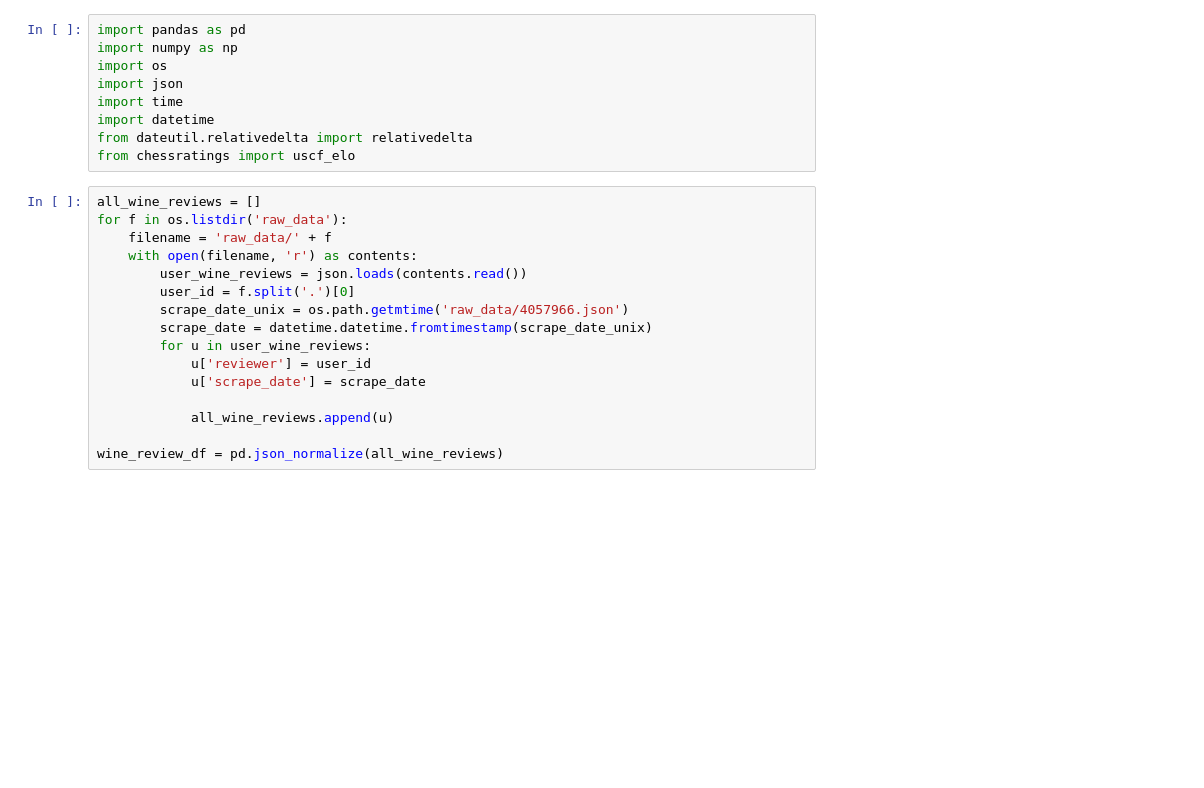
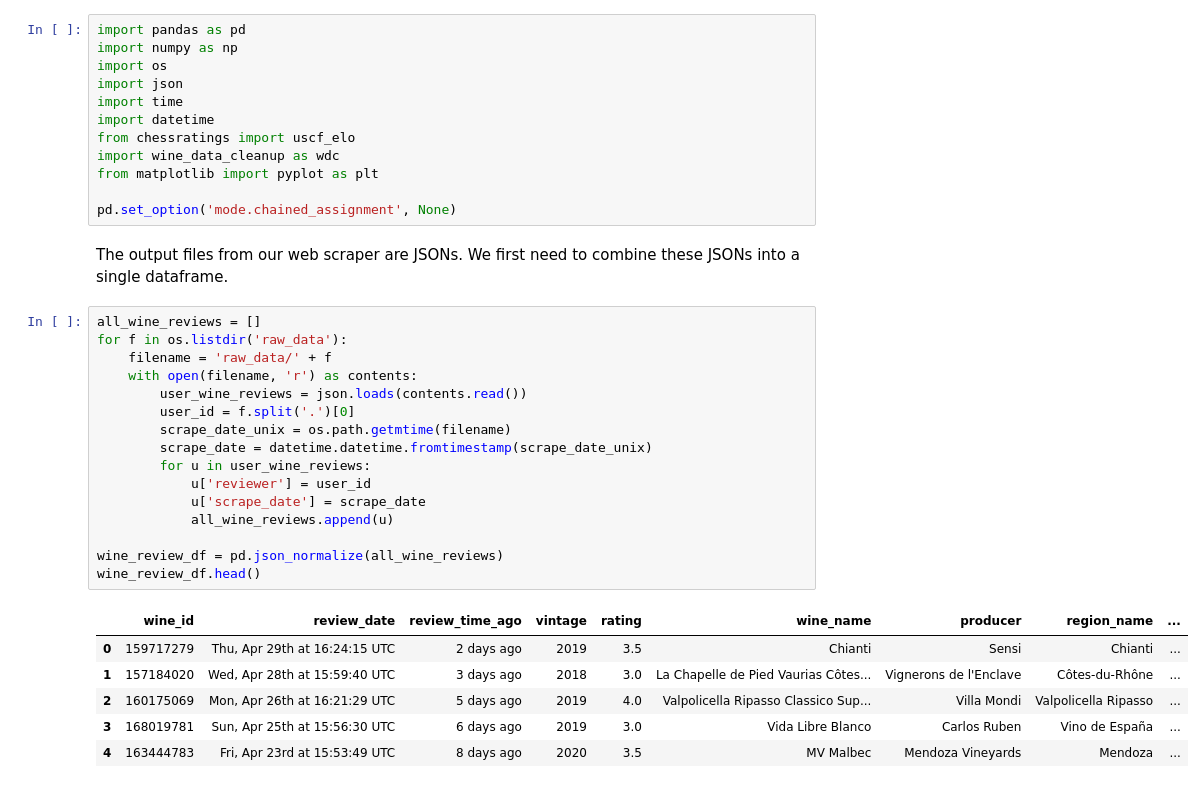
Before and after one commit to RoaldSchuring/WineELO, a Jupyter notebook: wine_elo.ipynb, the cells around one changed output. Drawn from its saved outputs; the diff is of its cells as text; blank space fills up the shorter version.

```diff
--- a/wine_elo.ipynb
+++ b/wine_elo.ipynb
@@ -5,21 +5,33 @@ import os
 import json
 import time
 import datetime
-from dateutil.relativedelta import relativedelta
 from chessratings import uscf_elo
+import wine_data_cleanup as wdc
+from matplotlib import pyplot as plt
+
+pd.set_option('mode.chained_assignment', None)
+# %% [markdown]
+The output files from our web scraper are JSONs. We first need to combine these JSONs into a single dataframe.
 # %%
 all_wine_reviews = []
 for f in os.listdir('raw_data'):
     filename = 'raw_data/' + f
     with open(filename, 'r') as contents:
         user_wine_reviews = json.loads(contents.read())
         user_id = f.split('.')[0]
-        scrape_date_unix = os.path.getmtime('raw_data/4057966.json')
+        scrape_date_unix = os.path.getmtime(filename)
         scrape_date = datetime.datetime.fromtimestamp(scrape_date_unix)
         for u in user_wine_reviews:
             u['reviewer'] = user_id
             u['scrape_date'] = scrape_date
-
             all_wine_reviews.append(u)
 
 wine_review_df = pd.json_normalize(all_wine_reviews)
+wine_review_df.head()
+# %% [output]
+|  | wine_id | review_date | review_time_ago | vintage | rating | wine_name | producer | region_name | ... |
+| 0 | 159717279 | Thu, Apr 29th at 16:24:15 UTC | 2 days ago | 2019 | 3.5 | Chianti | Sensi | Chianti | ... |
+| 1 | 157184020 | Wed, Apr 28th at 15:59:40 UTC | 3 days ago | 2018 | 3.0 | La Chapelle de Pied Vaurias Côtes... | Vignerons de l'Enclave | Côtes-du-Rhône | ... |
+| 2 | 160175069 | Mon, Apr 26th at 16:21:29 UTC | 5 days ago | 2019 | 4.0 | Valpolicella Ripasso Classico Sup... | Villa Mondi | Valpolicella Ripasso | ... |
+| 3 | 168019781 | Sun, Apr 25th at 15:56:30 UTC | 6 days ago | 2019 | 3.0 | Vida Libre Blanco | Carlos Ruben | Vino de España | ... |
+| 4 | 163444783 | Fri, Apr 23rd at 15:53:49 UTC | 8 days ago | 2020 | 3.5 | MV Malbec | Mendoza Vineyards | Mendoza | ... |
```
Also changed, not shown: parts of 17 cells of this notebook, 4 other files.
